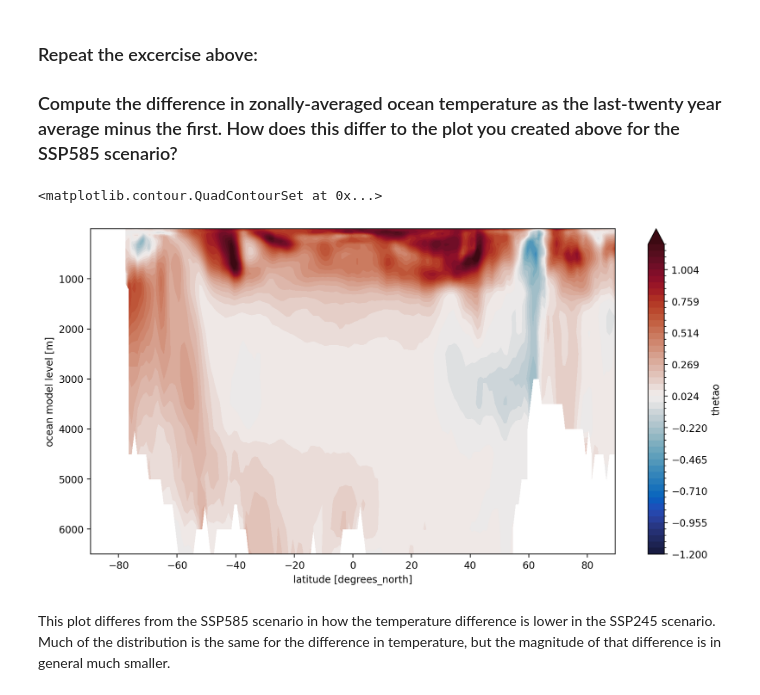
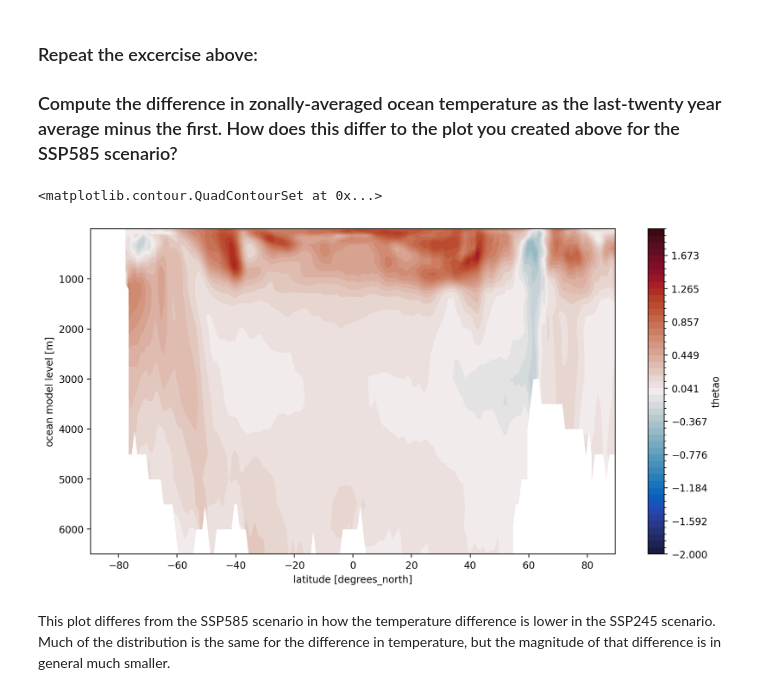
Before and after one commit to EES-3506-5506/Krzystek_Unit7, a Jupyter notebook: notebooks/CMIP6_GoogleCloud.ipynb, the cells around one changed output. Cells and saved outputs as stored; diff of their text form; code cells hidden in the pictures.

```diff
--- a/notebooks/CMIP6_GoogleCloud.ipynb
+++ b/notebooks/CMIP6_GoogleCloud.ipynb
@@ -246,12 +246,12 @@ degC
 # %%
 esm4_temp_15_25_ssp245 = gfdl_esm4_thetao_ssp245.sel(time=slice('2015-01-16','2025-12-16')).mean(dim='time')
 ## do the same thing below but for the last 20 years.
 esm4_temp_81_00_ssp245 = gfdl_esm4_thetao_ssp245.sel(time=slice('2081-01-16','2100-12-16')).mean(dim='time')
 difference_esm4_ssp245 = esm4_temp_81_00_ssp245 - esm4_temp_15_25_ssp245
-difference_esm4_ssp245.mean(dim='longitude').plot.contourf(vmin=-1.2,vmax=1.2,
+difference_esm4_ssp245.mean(dim='longitude').plot.contourf(vmin=-2,vmax=2,
                                                            cmap=cmocean.cm.balance, yincrease = False,levels=50)
 # %% [output]
 <matplotlib.contour.QuadContourSet at 0x...>
-[figure, old version]
+[figure, new version]
 # %% [markdown]
 This plot differes from the SSP585 scenario in how the temperature difference is lower in the SSP245 scenario. Much of the distribution is the same for the difference in temperature, but the magnitude of that difference is in general much smaller.
```
